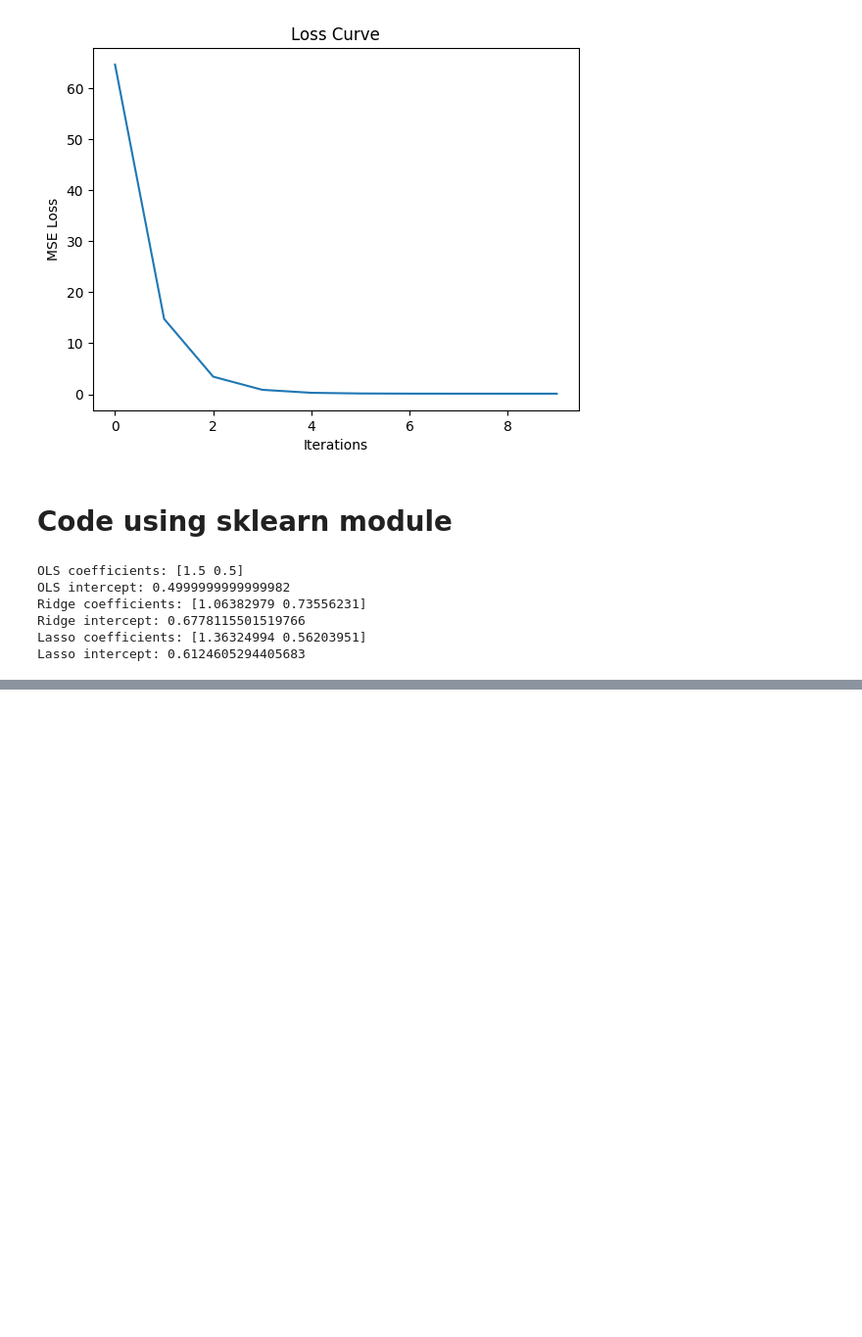
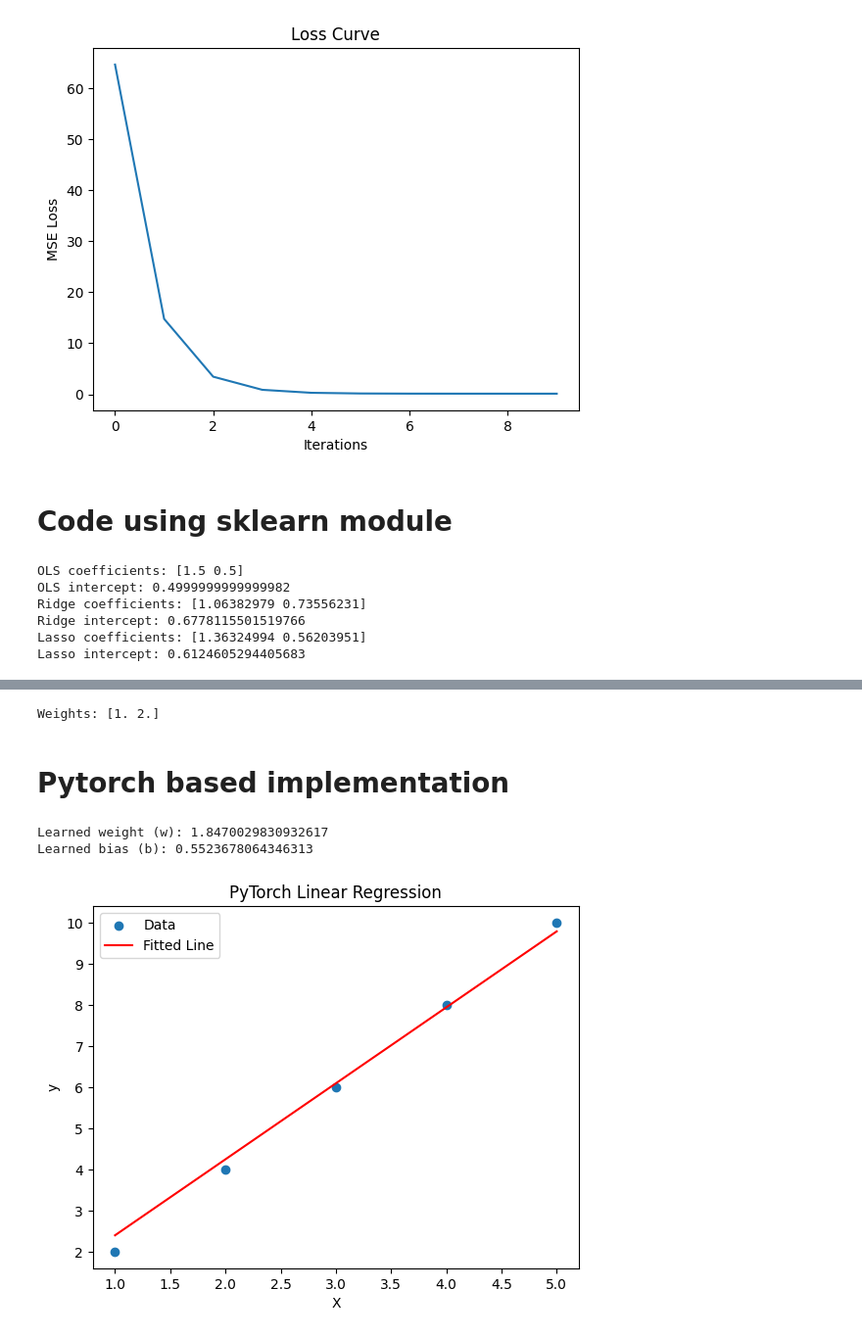
Before and after one commit to aayush4vedi/ml-algos-from-scratch, a Jupyter notebook: linear_regression.ipynb, the cells around one changed output, grey strips where cells are left out. Shown at 98% size. Saved outputs shown, nothing was run; the diff lists cells and outputs as text; code cells hidden in the pictures; blank space fills up the shorter version.

```diff
--- a/linear_regression.ipynb
+++ b/linear_regression.ipynb
@@ -498,0 +577,20 @@ Lasso intercept: 0.6124605294405683
+# %%
+import numpy as np
+
+# Generate dummy data
+X = np.array([
+    [1, 1],
+    [1, 2],
+    [1, 3],
+    [1, 4],
+])  # Column of 1s for intercept + feature
+
+y = np.array([3, 5, 7, 9])
+
+# Closed-form solution
+beta = np.linalg.inv(X.T @ X) @ X.T @ y
+print("Weights:", beta)
+# %% [output]
+Weights: [1. 2.]
+# %% [markdown]
+# Pytorch based implementation
@@ -498,0 +636,29 @@ Lasso intercept: 0.6124605294405683
+# %%
+x = torch.tensor([1, 2, 3, 4, 5], dtype=torch.float32)
+y = torch.tensor([2, 4, 6, 8, 10], dtype=torch.float32)
+
+# Create model
+model = LinearRegressionTorch(lr=0.01)
+
+# Train the model
+losses = model.fit(x, y, epochs=200)
+
+# Predictions
+y_pred = model.predict(x).detach()  # Detach from autograd
+
+# Results
+print("Learned weight (w):", model.w.item())
+print("Learned bias (b):", model.b.item())
+
+# Plot
+plt.scatter(x, y, label='Data')
+plt.plot(x, y_pred, color='red', label='Fitted Line')
+plt.xlabel("X")
+plt.ylabel("y")
+plt.title("PyTorch Linear Regression")
+plt.legend()
+plt.show()
+# %% [output]
+Learned weight (w): 1.8470029830932617
+Learned bias (b): 0.5523678064346313
+[figure, added]
```
Also changed, not shown: parts of 6 cells of this notebook, 2 other files.
